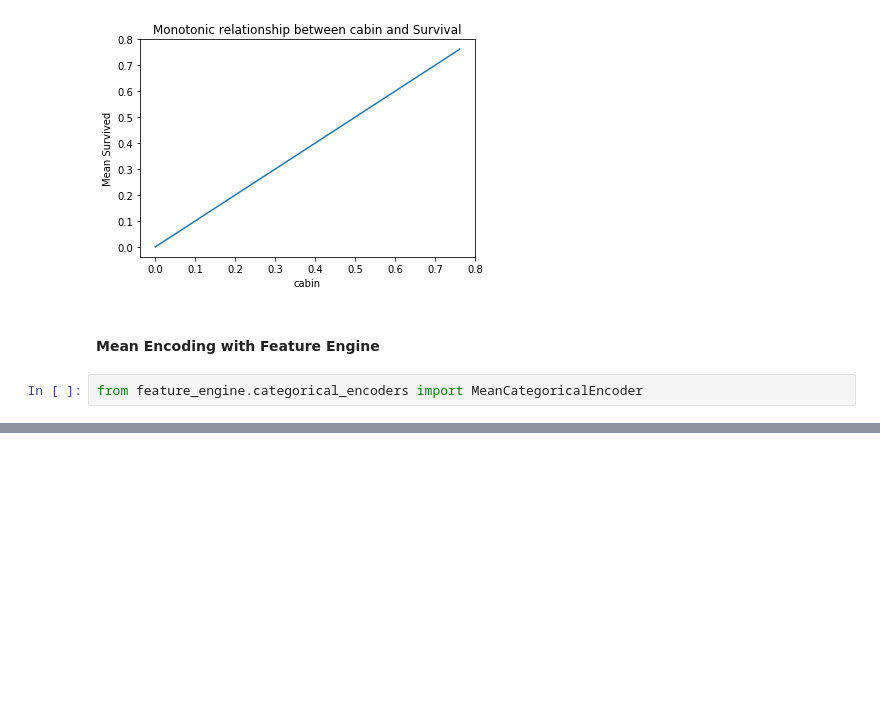
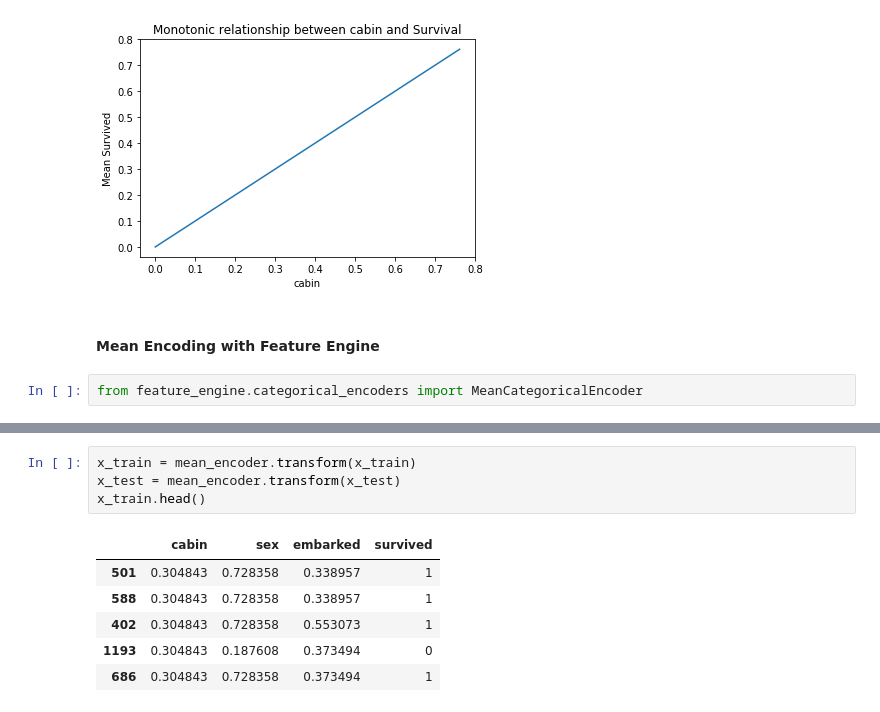
Before and after one commit to KarthikKothareddy/FeatureEngineering, a Jupyter notebook: categorical_variable_encoding.ipynb, the cells around one changed output, grey strips where cells are left out. Drawn from its saved outputs; the diff is of its cells as text; blank space fills up the shorter version.

```diff
--- a/categorical_variable_encoding.ipynb
+++ b/categorical_variable_encoding.ipynb
@@ -1196,0 +1199,11 @@ mean_encoder.fit(x_train, y_train)
+# %%
+x_train = mean_encoder.transform(x_train)
+x_test = mean_encoder.transform(x_test)
+x_train.head()
+# %% [output]
+|  | cabin | sex | embarked | survived |
+| 501 | 0.304843 | 0.728358 | 0.338957 | 1 |
+| 588 | 0.304843 | 0.728358 | 0.338957 | 1 |
+| 402 | 0.304843 | 0.728358 | 0.553073 | 1 |
+| 1193 | 0.304843 | 0.187608 | 0.373494 | 0 |
+| 686 | 0.304843 | 0.728358 | 0.373494 | 1 |
```
Also changed, not shown: parts of 7 cells of this notebook.
